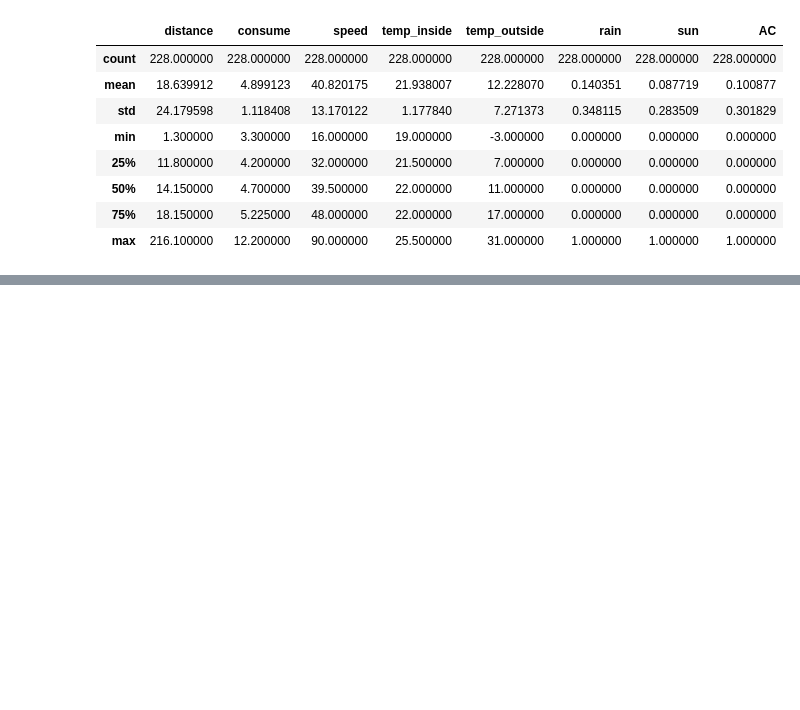
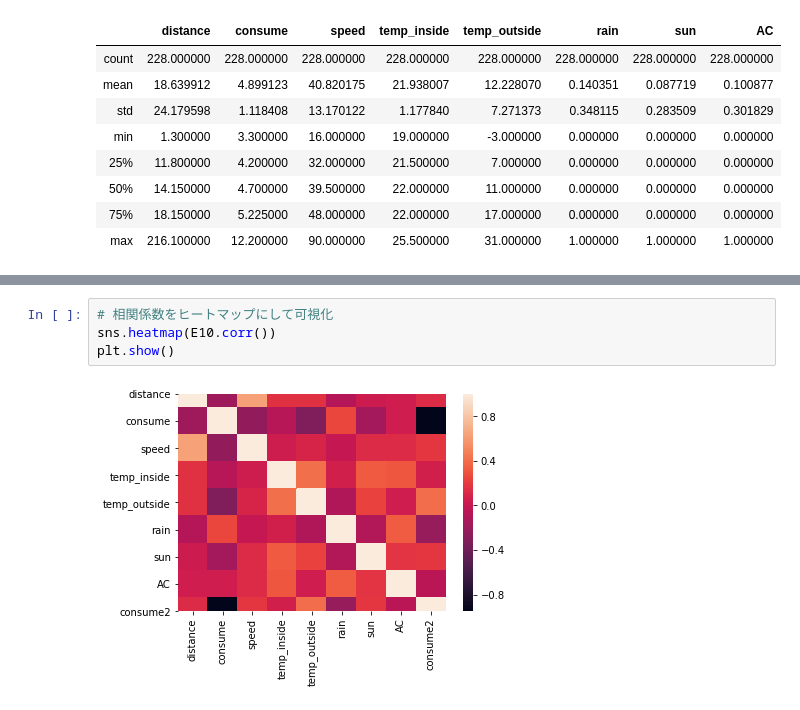
Before and after one commit to mingming8000/ML2019, a Jupyter notebook: Day1_work_やまなか.ipynb, the cells around one changed output, grey strips where cells are left out. Cells and saved outputs as stored; diff of their text form; blank space fills up the shorter version.

```diff
--- a/Day1_work_やまなか.ipynb
+++ b/Day1_work_やまなか.ipynb
@@ -214,0 +169,6 @@ array([-0.0001, -0.013 ,  0.105 , -0.0473])
+# %%
+# 相関係数をヒートマップにして可視化
+sns.heatmap(E10.corr())
+plt.show()
+# %% [output]
+[figure, added]
```
Also changed, not shown: parts of 35 cells of this notebook.
